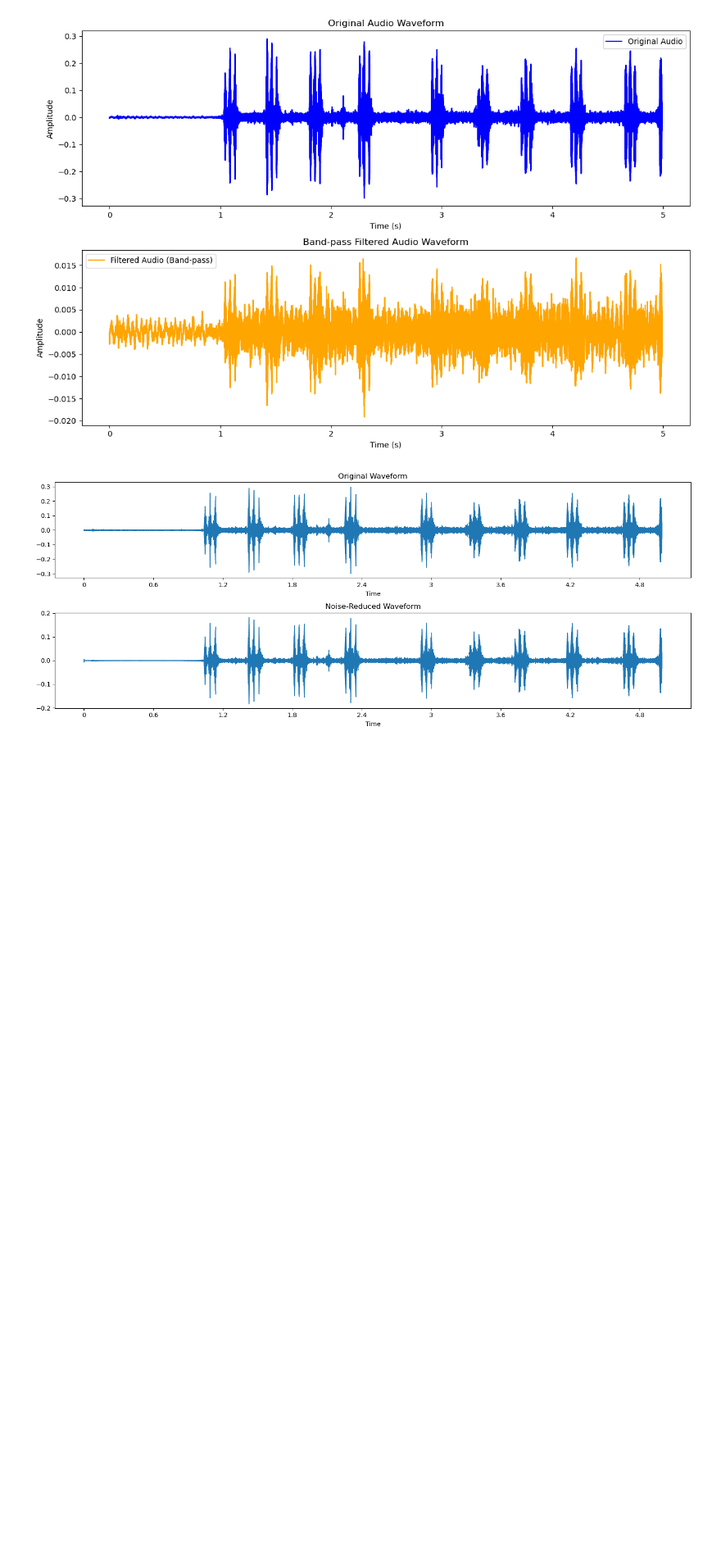
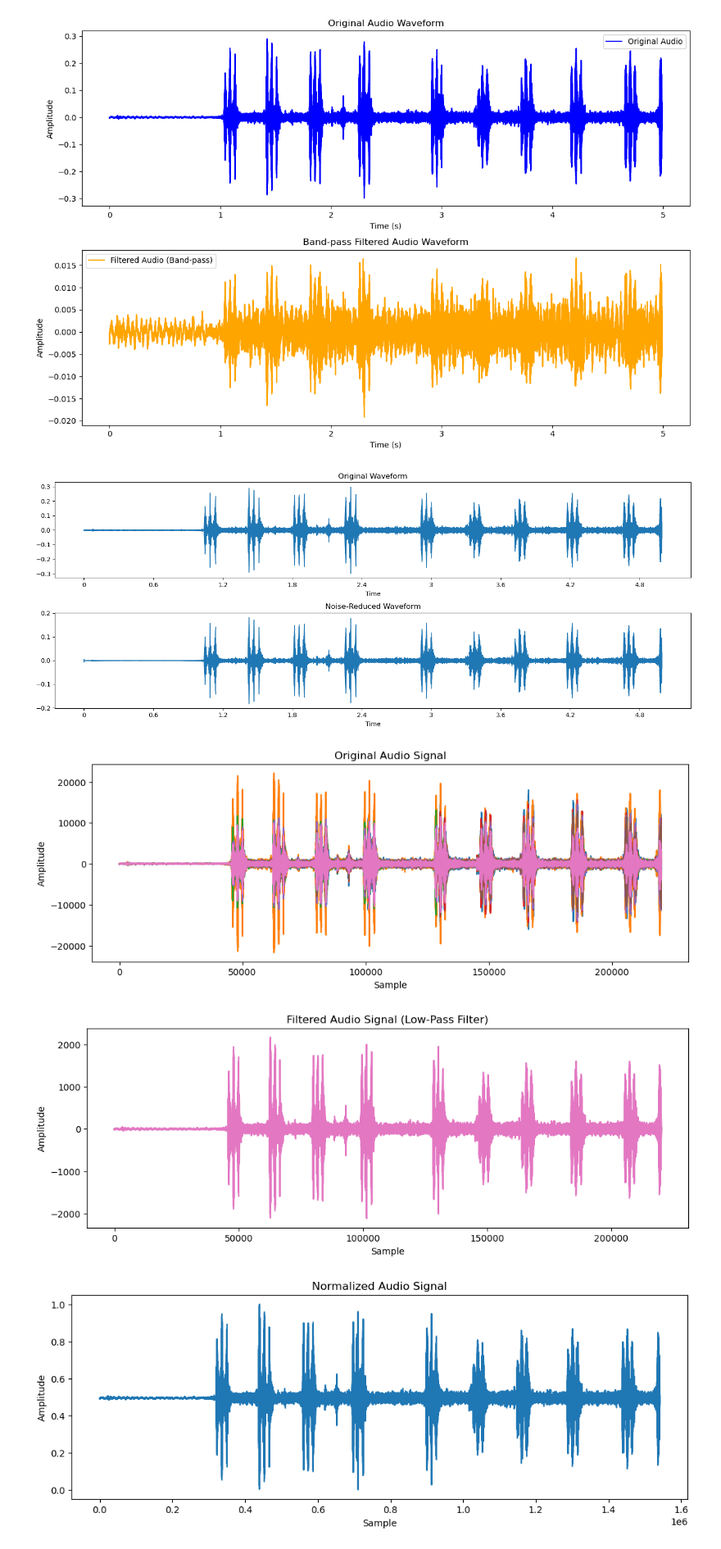
Before and after one commit to apurvakerkar/Soundlocalization, a Jupyter notebook: Filters.ipynb, the cells around one changed output. Shown at 82% size. Cells and saved outputs as stored; diff of their text form; code cells hidden in the pictures; blank space fills up the shorter version.

```diff
--- a/Filters.ipynb
+++ b/Filters.ipynb
@@ -209,3 +209,76 @@ if __name__ == "__main__":
     main()
 # %% [output]
 [figure]
+# %%
+import numpy as np
+import matplotlib.pyplot as plt
+from scipy.io import wavfile
+from scipy.signal import butter, lfilter, sosfreqz, sosfilt
+from sklearn.preprocessing import MinMaxScaler
+
+# Load audio file
+sample_rate, audio_data = wavfile.read('C:/Users/apurv/CF_Chirp.wav')
+
+# Display the original audio signal
+plt.figure(figsize=(12, 4))
+plt.title('Original Audio Signal')
+plt.plot(audio_data)
+plt.xlabel('Sample')
+plt.ylabel('Amplitude')
+plt.show()
+
+# Step 1: Filtering (Low-Pass Filter)
+def butter_lowpass_filter(data, cutoff_freq, sample_rate, order=4):
+    nyquist = 0.5 * sample_rate
+    normal_cutoff = cutoff_freq / nyquist
+    b, a = butter(order, normal_cutoff, btype='low', analog=False)
+    filtered_data = lfilter(b, a, data)
+    return filtered_data
+
+cutoff_frequency = 2000  # Adjust as needed
+filtered_audio = butter_lowpass_filter(audio_data, cutoff_frequency, sample_rate)
+
+# Display the filtered audio signal
+plt.figure(figsize=(12, 4))
+plt.title('Filtered Audio Signal (Low-Pass Filter)')
+plt.plot(filtered_audio)
+plt.xlabel('Sample')
+plt.ylabel('Amplitude')
+plt.show()
+
+# Step 2: Normalization (Min-Max Scaling)
+scaler = MinMaxScaler()
+normalized_audio = scaler.fit_transform(filtered_audio.reshape(-1, 1)).flatten()
+
+# Display the normalized audio signal
+plt.figure(figsize=(12, 4))
+plt.title('Normalized Audio Signal')
+plt.plot(normalized_audio)
+plt.xlabel('Sample')
+plt.ylabel('Amplitude')
+plt.show()
+
+# Step 3: Removal of Irrelevant Frequency Bands (Bandpass Filtering)
+def bandpass_filter(data, lowcut, highcut, sample_rate, order=4):
+    nyquist = 0.5 * sample_rate
+    low = lowcut / nyquist
+    high = highcut / nyquist
+    sos = butter(order, [low, high], btype='band', output='sos')
+    filtered_data = sosfilt(sos, data)
+    return filtered_data
+
+lowcut_frequency = 200  # Adjust as needed
+highcut_frequency = 2000  # Adjust as needed
+bandpass_filtered_audio = bandpass_filter(normalized_audio, lowcut_frequency, highcut_frequency, sample_rate)
+
+# Display the bandpass filtered audio signal
+plt.figure(figsize=(12, 4))
+plt.title('Bandpass Filtered Audio Signal')
+plt.plot(bandpass_filtered_audio)
+plt.xlabel('Sample')
+plt.ylabel('Amplitude')
+plt.show()
+# %% [output]
+[figure, added]
+[figure, added]
+[figure, added]
```
Also changed, not shown: parts of 1 cell of this notebook.
